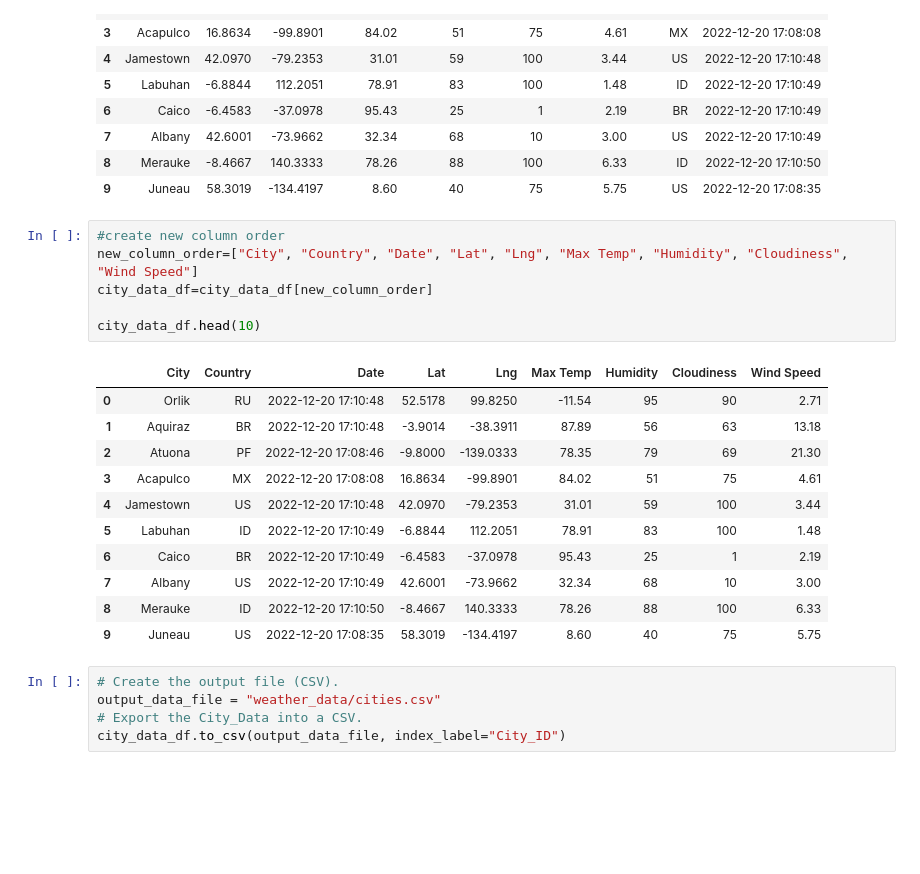
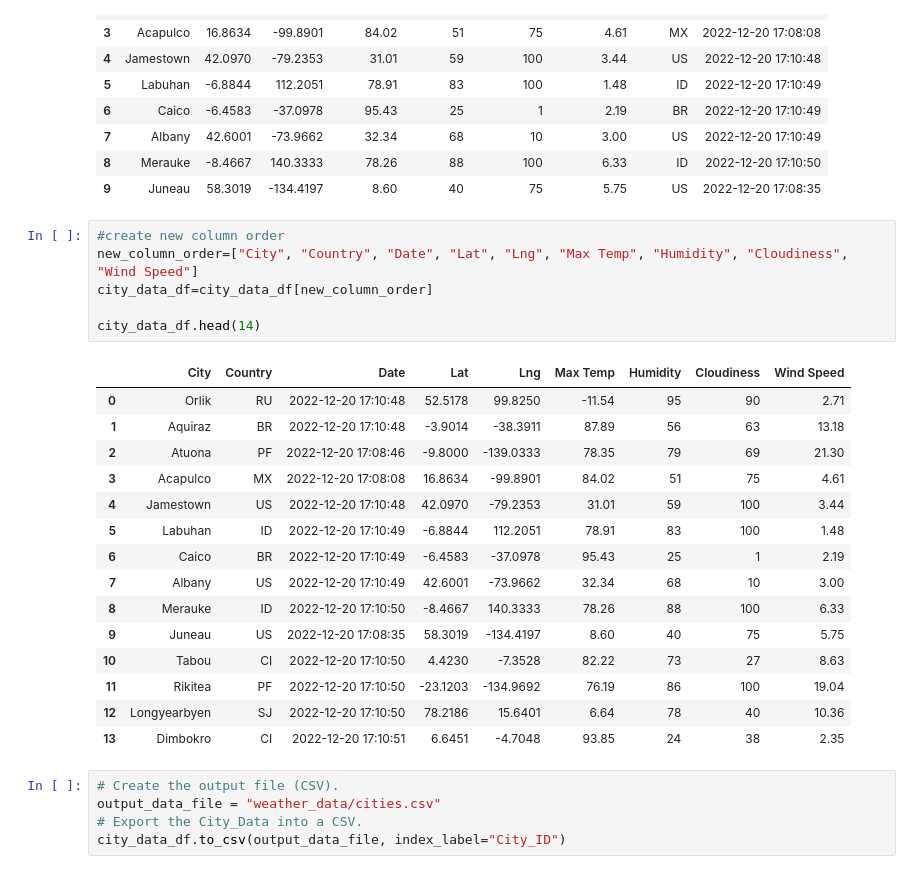
Before and after one commit to ericksonvo/World_Weather_Analysis, a Jupyter notebook: WeatherPy.ipynb, the cells around one changed output. Saved outputs shown, nothing was run; the diff lists cells and outputs as text; blank space fills up the shorter version.

```diff
--- a/WeatherPy.ipynb
+++ b/WeatherPy.ipynb
@@ -165,21 +165,25 @@ city_data_df.head(10)
 # %%
 #create new column order
 new_column_order=["City", "Country", "Date", "Lat", "Lng", "Max Temp", "Humidity", "Cloudiness", "Wind Speed"]
 city_data_df=city_data_df[new_column_order]
 
-city_data_df.head(10)
+city_data_df.head(14)
 # %% [output]
 |  | City | Country | Date | Lat | Lng | Max Temp | Humidity | Cloudiness | Wind Speed |
 | 0 | Orlik | RU | 2022-12-20 17:10:48 | 52.5178 | 99.8250 | -11.54 | 95 | 90 | 2.71 |
 | 1 | Aquiraz | BR | 2022-12-20 17:10:48 | -3.9014 | -38.3911 | 87.89 | 56 | 63 | 13.18 |
 | 2 | Atuona | PF | 2022-12-20 17:08:46 | -9.8000 | -139.0333 | 78.35 | 79 | 69 | 21.30 |
 | 3 | Acapulco | MX | 2022-12-20 17:08:08 | 16.8634 | -99.8901 | 84.02 | 51 | 75 | 4.61 |
 | 4 | Jamestown | US | 2022-12-20 17:10:48 | 42.0970 | -79.2353 | 31.01 | 59 | 100 | 3.44 |
 | 5 | Labuhan | ID | 2022-12-20 17:10:49 | -6.8844 | 112.2051 | 78.91 | 83 | 100 | 1.48 |
 | 6 | Caico | BR | 2022-12-20 17:10:49 | -6.4583 | -37.0978 | 95.43 | 25 | 1 | 2.19 |
 | 7 | Albany | US | 2022-12-20 17:10:49 | 42.6001 | -73.9662 | 32.34 | 68 | 10 | 3.00 |
 | 8 | Merauke | ID | 2022-12-20 17:10:50 | -8.4667 | 140.3333 | 78.26 | 88 | 100 | 6.33 |
 | 9 | Juneau | US | 2022-12-20 17:08:35 | 58.3019 | -134.4197 | 8.60 | 40 | 75 | 5.75 |
+| 10 | Tabou | CI | 2022-12-20 17:10:50 | 4.4230 | -7.3528 | 82.22 | 73 | 27 | 8.63 |
+| 11 | Rikitea | PF | 2022-12-20 17:10:50 | -23.1203 | -134.9692 | 76.19 | 86 | 100 | 19.04 |
+| 12 | Longyearbyen | SJ | 2022-12-20 17:10:50 | 78.2186 | 15.6401 | 6.64 | 78 | 40 | 10.36 |
+| 13 | Dimbokro | CI | 2022-12-20 17:10:51 | 6.6451 | -4.7048 | 93.85 | 24 | 38 | 2.35 |
 # %%
 # Create the output file (CSV).
 output_data_file = "weather_data/cities.csv"
```
Also changed, not shown: parts of 18 cells of this notebook.
